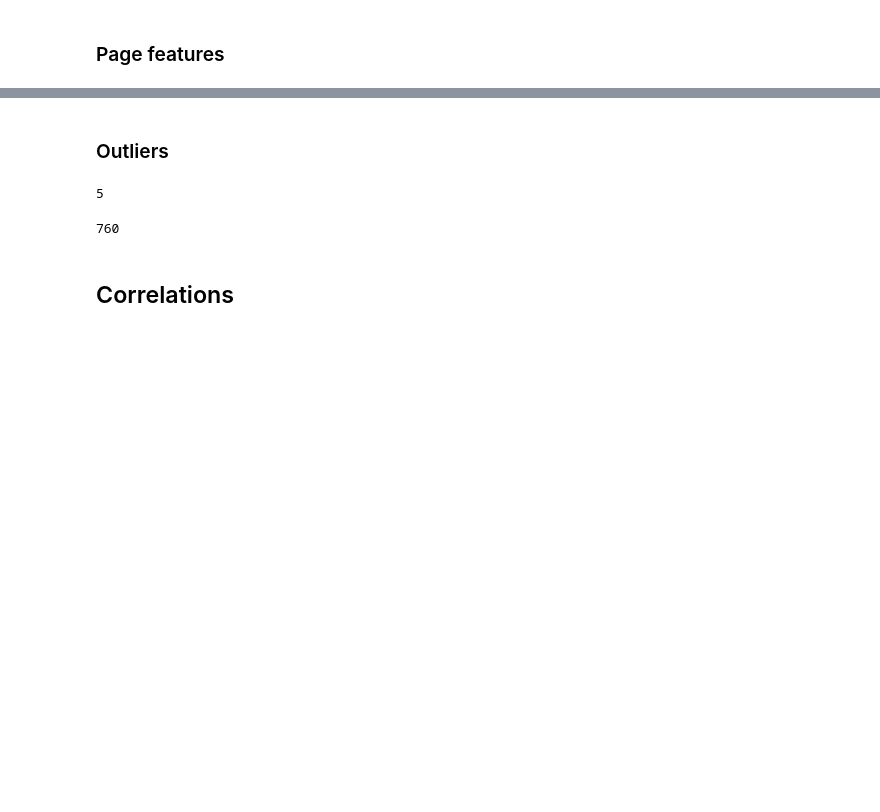
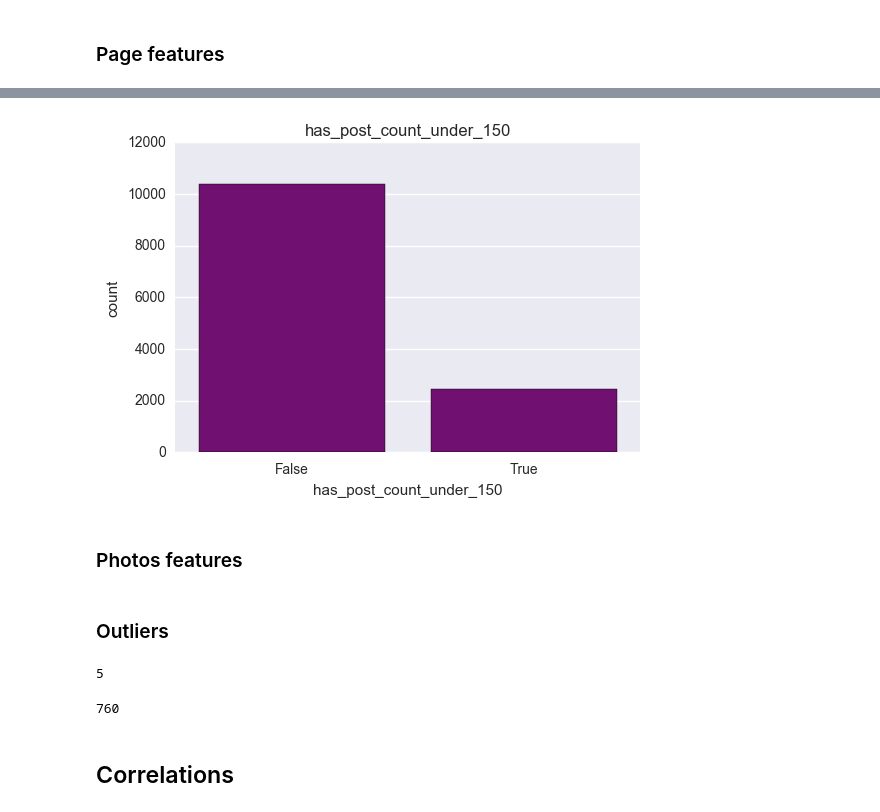
Before and after one commit to liadwg/data_mining_workshop, a Jupyter notebook: like_prediction_workshop_salame.ipynb, the cells around one changed output, grey strips where cells are left out. Drawn from its saved outputs; the diff is of its cells as text; code cells hidden in the pictures; blank space fills up the shorter version.

```diff
--- a/like_prediction_workshop_salame.ipynb
+++ b/like_prediction_workshop_salame.ipynb
@@ -514,3 +513,15 @@ all_data['country'].value_counts().plot(kind='bar')
+# %%
+# post count lower than 150 count plot
+feat = 'has_post_count_under_150'
+post_cnt_under_150 = all_data['post_count'].apply(lambda x: True if x < 150 else False)
+data_to_show = post_cnt_under_150.to_frame(feat)
+sns.plt.title(feat)
+ax = sns.countplot(feat, data=data_to_show, color='purple')
+sns.plt.show()
+# %% [output]
+[figure, added]
+# %% [markdown]
+### Photos features
 # %% [markdown]
 ### Outliers
 # %%
```
Also changed, not shown: parts of 16 cells of this notebook, 3 other files.
